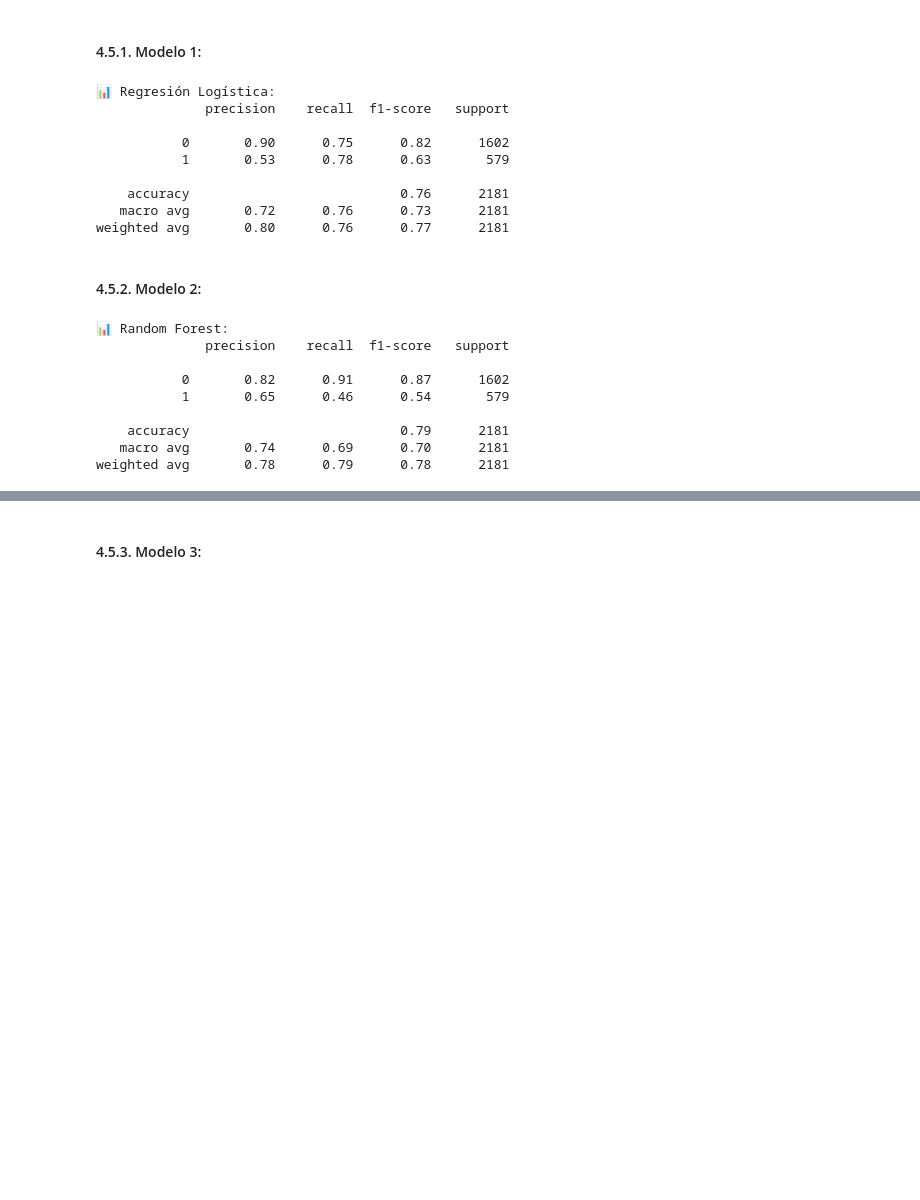
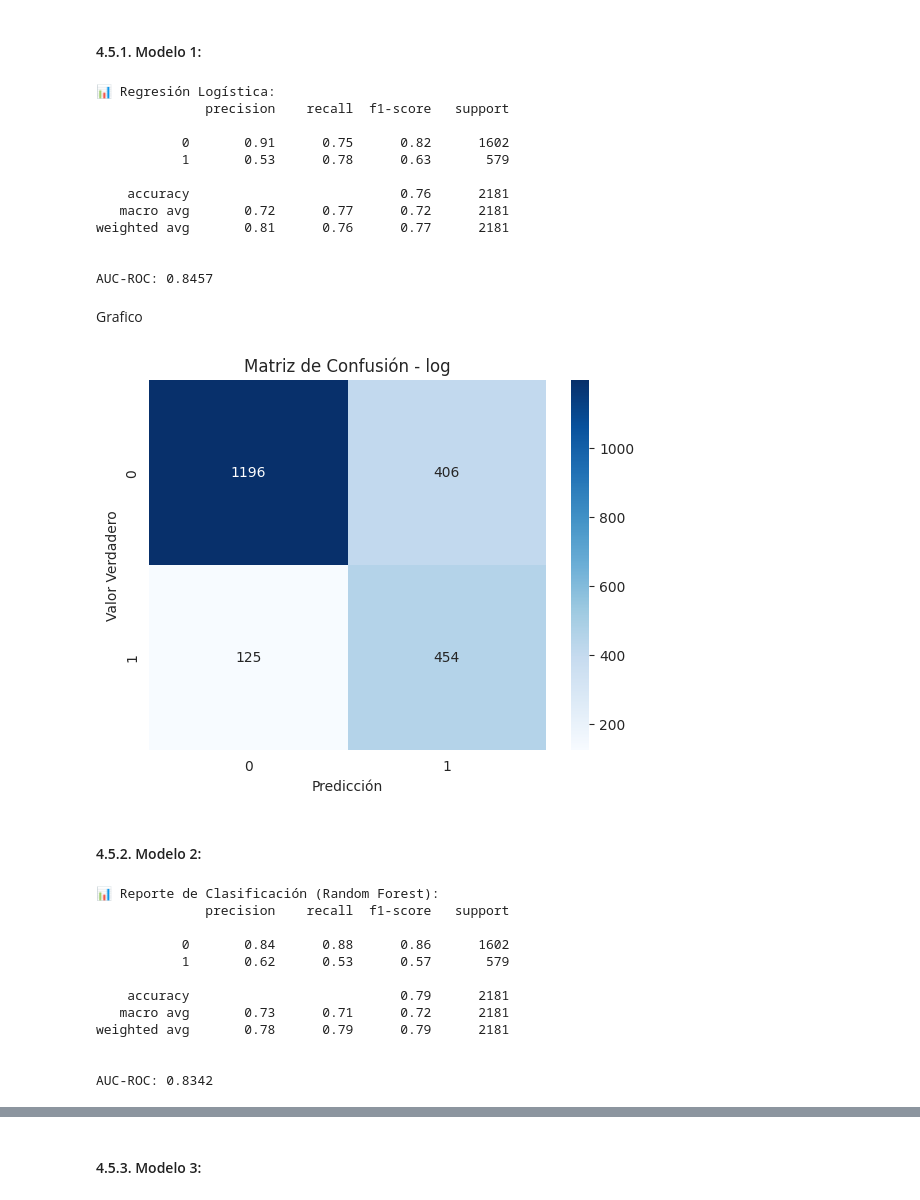
Before and after one commit to MigXDev/CS_Datos_I_DESAFIO_3, a Jupyter notebook: TelecomX_LATAM_2.ipynb, the cells around one changed output, grey strips where cells are left out. Saved outputs shown, nothing was run; the diff lists cells and outputs as text; code cells hidden in the pictures; blank space fills up the shorter version.

```diff
--- a/TelecomX_LATAM_2.ipynb
+++ b/TelecomX_LATAM_2.ipynb
@@ -1337,39 +1354,59 @@ Después, realiza un análisis crítico y compara los modelos:
 # %%
 # Predicción
 y_pred_log = log_reg.predict(X_test_scaled)
+y_proba_log = log_reg.predict_proba(X_test_scaled)[:, 1]
 
 # Evaluación
 print("📊 Regresión Logística:")
 print(classification_report(y_test, y_pred_log))
+
+print(f"\nAUC-ROC: {roc_auc_score(y_test, y_proba_log):.4f}")
 # %% [output]
 📊 Regresión Logística:
               precision    recall  f1-score   support
 
-           0       0.90      0.75      0.82      1602
+           0       0.91      0.75      0.82      1602
            1       0.53      0.78      0.63       579
 
     accuracy                           0.76      2181
-   macro avg       0.72      0.76      0.73      2181
-weighted avg       0.80      0.76      0.77      2181
+   macro avg       0.72      0.77      0.72      2181
+weighted avg       0.81      0.76      0.77      2181
+
+
+AUC-ROC: 0.8457
+# %% [markdown]
+Grafico
+# %%
+cm_log = confusion_matrix(y_test, y_pred_log)
+sns.heatmap(cm_log, annot=True, fmt='d', cmap='Blues')
+plt.title("Matriz de Confusión - log")
+plt.xlabel("Predicción")
+plt.ylabel("Valor Verdadero")
+plt.show()
+# %% [output]
+[figure, added]
 # %% [markdown]
 #### 4.5.2. Modelo 2:
 # %%
 # Predicción
-y_pred_rf = rf.predict(X_test_processed)
-y_proba_rf = rf.predict_proba(X_test_processed)[:, 1]
+y_pred_rf_1 = rf.predict(X_test_processed)
+y_proba_rf_1 = rf.predict_proba(X_test_processed)[:, 1]
 
 # Evaluación
 print("📊 Reporte de Clasificación (Random Forest):")
-print(classification_report(y_test, y_pred_rf))
+print(classification_report(y_test, y_pred_rf_1))
 
-print(f"\nAUC-ROC: {roc_auc_score(y_test, y_proba):.4f}")
+print(f"\nAUC-ROC: {roc_auc_score(y_test, y_proba_rf_1):.4f}")
 # %% [output]
-📊 Random Forest:
+📊 Reporte de Clasificación (Random Forest):
               precision    recall  f1-score   support
 
-           0       0.82      0.91      0.87      1602
-           1       0.65      0.46      0.54       579
+           0       0.84      0.88      0.86      1602
+           1       0.62      0.53      0.57       579
 
     accuracy                           0.79      2181
-   macro avg       0.74      0.69      0.70      2181
-weighted avg       0.78      0.79      0.78      2181
+   macro avg       0.73      0.71      0.72      2181
+weighted avg       0.78      0.79      0.79      2181
+
+
+AUC-ROC: 0.8342
```
Also changed, not shown: parts of 108 cells of this notebook.
